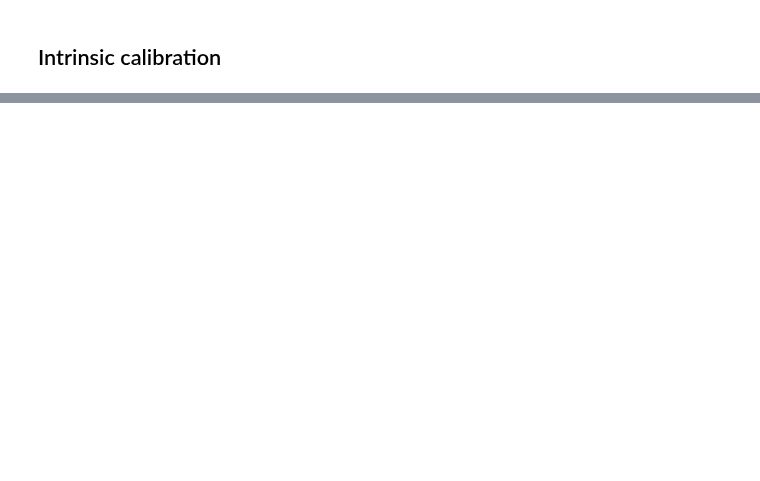
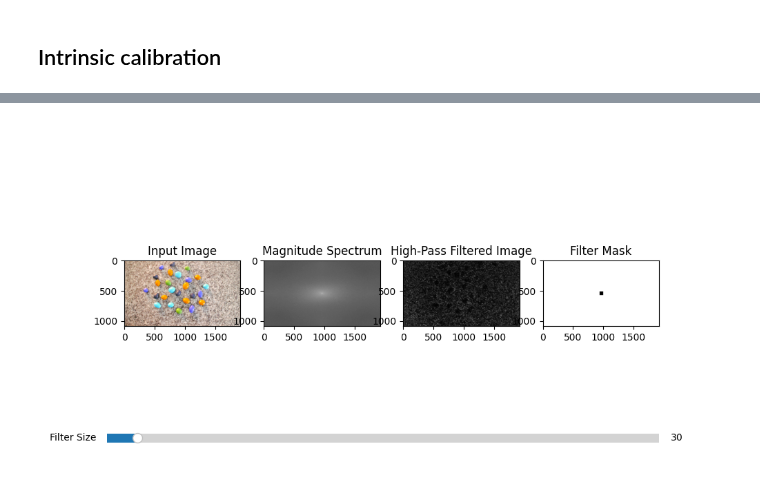
Before and after one commit to martinhofigueiredo/VC, a Jupyter notebook: assignment1/deliverable.ipynb, the cells around one changed output, grey strips where cells are left out. Cells and saved outputs as stored; diff of their text form; code cells hidden in the pictures; blank space fills up the shorter version.

```diff
--- a/assignment1/deliverable.ipynb
+++ b/assignment1/deliverable.ipynb
@@ -129,0 +143,96 @@ Loading Image data/IntrinsicCalibration/calib_img_5.png
+# %%
+import cv2
+import numpy as np
+from matplotlib import pyplot as plt
+from matplotlib.widgets import Slider
+
+%matplotlib widget
+
+def frequency_filter(image):
+    # Convert image to grayscale
+    img = cv2.cvtColor(image, cv2.COLOR_BGR2GRAY)
+
+    # Fourier transform
+    f = np.fft.fft2(img)
+
+    # Shift origin to center
+    fshift = np.fft.fftshift(f)
+
+    # Magnitude spectrum
+    magnitude_spectrum = 20*np.log(np.abs(fshift))
+
+    # Create figure with subplots
+    fig, axs = plt.subplots(1, 4, figsize=(10, 5))
+
+    # Plot input image
+    axs[0].imshow(image)
+    axs[0].set_title('Input Image')
+
+    # Plot magnitude spectrum
+    axs[1].imshow(magnitude_spectrum, cmap='gray')
+    axs[1].set_title('Magnitude Spectrum')
+
+    # Plot high-pass filtered image
+    img_filtered = apply_filter(fshift, img.shape, 30)
+    axs[2].imshow(img_filtered, cmap='gray')
+    axs[2].set_title('High-Pass Filtered Image')
+
+    # Plot filter mask
+    mask = create_mask(img.shape, 30)
+    axs[3].imshow(mask, cmap='gray')
+    axs[3].set_title('Filter Mask')
+
+    # Add slider for filter size
+    slider_ax = fig.add_axes([0.1, 0.05, 0.8, 0.05])
+    slider = Slider(slider_ax, 'Filter Size', valmin=0, valmax=min(img.shape)//2, valinit=30)
+
+    # Update plot when slider is changed
+    def update(val):
+        # Update filter size
+        filter_size = int(slider.val)
+
+        # Update high-pass filtered image and filter mask
+        img_filtered = apply_filter(fshift, img.shape, filter_size)
+        mask = create_mask(img.shape, filter_size)
+
+        # Update plot
+        axs[2].imshow(img_filtered, cmap='gray')
+        axs[3].imshow(mask, cmap='gray')
+        plt.draw()
+
+    # Connect slider to update function
+    slider.on_changed(update)
+
+    # Show plot
+    plt.show()
+
+def apply_filter(fshift, shape, filter_size):
+    # High pass filter
+    rows, cols = shape
+    crow, ccol = rows//2, cols//2
+    mask = create_mask(shape, filter_size)
+
+    # Apply mask
+    fshift_filtered = fshift * mask
+
+    # Shift origin back to corner
+    f_filtered = np.fft.ifftshift(fshift_filtered)
+
+    # Inverse Fourier transform
+    img_filtered = np.fft.ifft2(f_filtered)
+    img_filtered = np.abs(img_filtered)
+
+    return img_filtered
+
+def create_mask(shape, filter_size):
+    rows, cols = shape
+    crow, ccol = rows//2, cols//2
+    mask = np.ones((rows, cols), np.uint8)
+    mask[crow-filter_size:crow+filter_size, ccol-filter_size:ccol+filter_size] = 0
+    return mask
+
+
+img = cv2.imread('data/GreyBackground/calib_img_4.png')
+frequency_filter(img)
+# %% [output]
+[figure, added]
```
Also changed, not shown: parts of 3 cells of this notebook.
